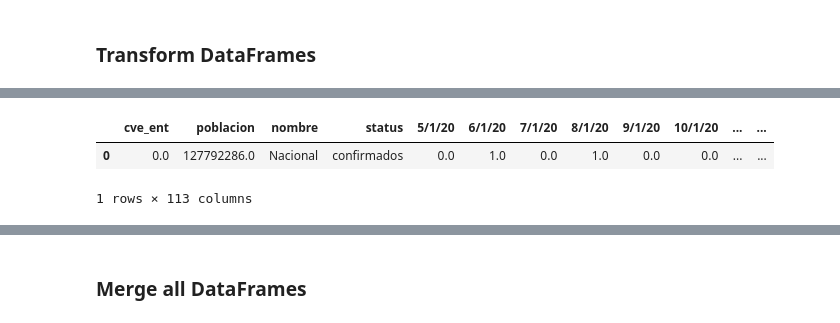
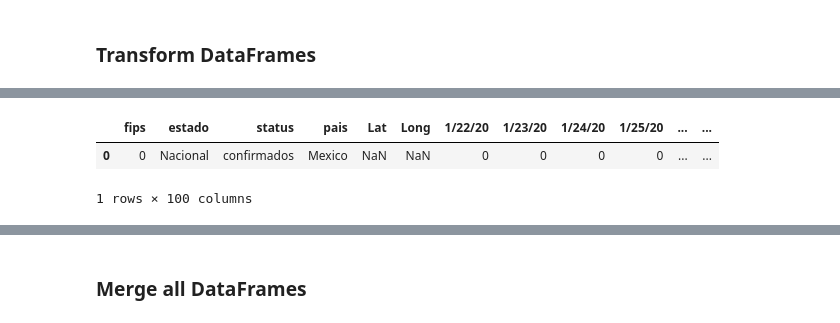
Before and after one commit to alfm1989/project2, a Jupyter notebook: project2/ETL.ipynb, the cells around one changed output, grey strips where cells are left out. Saved outputs shown, nothing was run; the diff lists cells and outputs as text; code cells hidden in the pictures.

```diff
--- a/project2/ETL.ipynb
+++ b/project2/ETL.ipynb
@@ -28,11 +28,11 @@ c1_df.head()
 # %%
 #Nacional confirmados
-na1 = confirmados_df.loc[confirmados_df['nombre'] == "Nacional"]
+na1 = confirmados_df.loc[confirmados_df['estado'] == "Nacional"]
 na1
 # %% [output]
-|  | cve_ent | poblacion | nombre | status | 5/1/20 | 6/1/20 | 7/1/20 | 8/1/20 | 9/1/20 | 10/1/20 | ... | ... |
-| 0 | 0.0 | 127792286.0 | Nacional | confirmados | 0.0 | 1.0 | 0.0 | 1.0 | 0.0 | 0.0 | ... | ... |
+|  | fips | estado | status | pais | Lat | Long | 1/22/20 | 1/23/20 | 1/24/20 | 1/25/20 | ... | ... |
+| 0 | 0 | Nacional | confirmados | Mexico | NaN | NaN | 0 | 0 | 0 | 0 | ... | ... |
-1 rows × 113 columns
+1 rows × 100 columns
 # %%
 sospechosos_data = pd.read_csv(sospechosos_file)
 sospechosos_df = pd.DataFrame(sospechosos_data)
```
Also changed, not shown: parts of 11 cells of this notebook.
